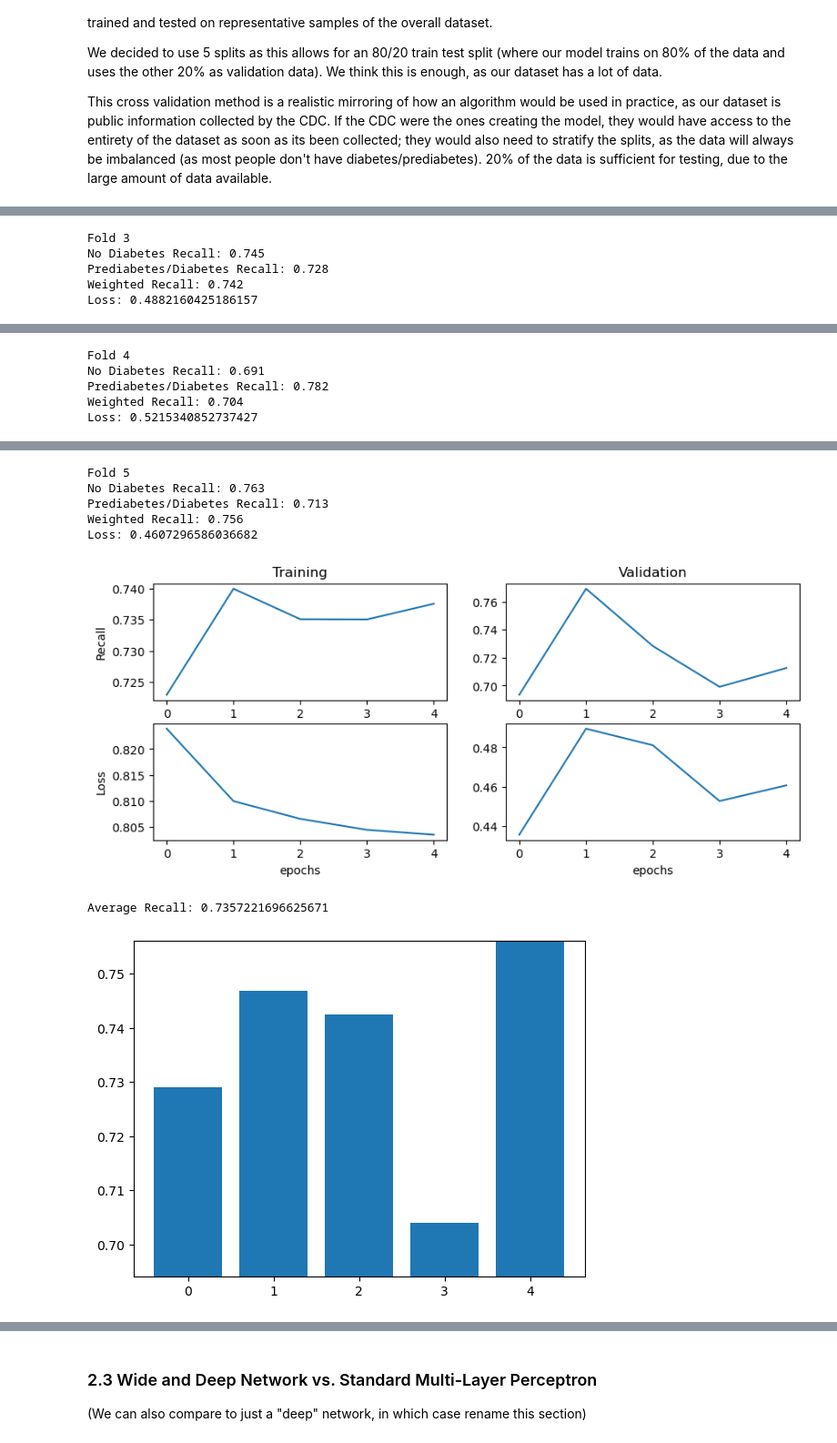
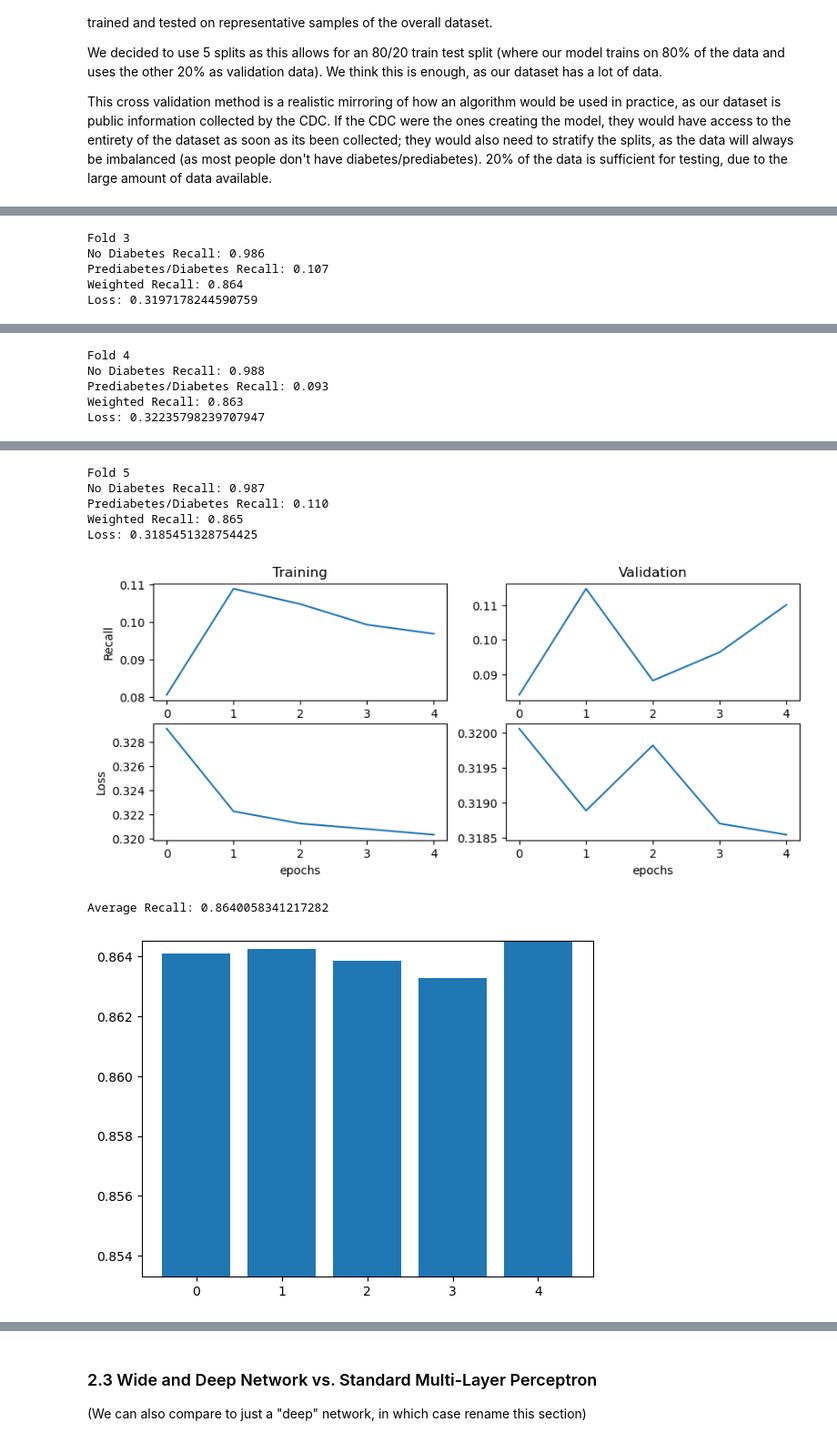
Before and after one commit to Mikecamdo/MachineLearning, a Jupyter notebook: Lab 5/WideAndDeepNetworks.ipynb, the cells around one changed output, grey strips where cells are left out. Shown at 91% size. Drawn from its saved outputs; the diff is of its cells as text; code cells hidden in the pictures.

Commit message:
More Models
Added some more models, probably needs to be changed later

```diff
--- a/Lab 5/WideAndDeepNetworks.ipynb
+++ b/Lab 5/WideAndDeepNetworks.ipynb
@@ -322,9 +323,9 @@ recall_metric = tf.keras.metrics.Recall()
 # %%
-from tensorflow.keras.layers import Input, Dense, Embedding, concatenate
+from tensorflow.keras.layers import Input, Dense, Embedding, Dropout, concatenate
 from tensorflow.keras.models import Model
 from sklearn.metrics import classification_report
 
-def wide_and_deep_model(X_train, X_test, y_train, y_test):
+def wide_and_deep_model_1(X_train, X_test, y_train, y_test):
     # Define categorical columns and crossed columns
     categorical_columns = ['HighBP', 'HighChol', 'CholCheck', 'Smoker',
                            'Stroke', 'HeartDiseaseorAttack', 'PhysActivity', 'Fruits',
@@ -392,17 +393,13 @@ def wide_and_deep_model(X_train, X_test, y_train, y_test):
     model = Model(inputs=[input_crossed, input_categorical, input_numeric], outputs=final_branch)
     model.compile(optimizer='adam', loss='binary_crossentropy', metrics=[recall_metric])
 
-    # Train the model
     recall_metric.reset_states()
 
-    # make the model care more about the recall for class 1
-    class_weights = {0: 1, 1: 5}
-
+    # Train the model
     history = model.fit([X_train_crossed, X_train_categorical, X_train_num],
                         y_train,
                         epochs=5, batch_size=32, verbose=0,
-                        validation_data=([X_test_crossed, X_test_categorical, X_test_num], y_test),
-                        class_weight=class_weights)
+                        validation_data=([X_test_crossed, X_test_categorical, X_test_num], y_test))
 
     # Evaluate the model
     yhat = np.round(model.predict([X_test_crossed, X_test_categorical, X_test_num], verbose=0))
@@ -419,6 +416,6 @@ def wide_and_deep_model(X_train, X_test, y_train, y_test):
 X = df.drop(columns=["Diabetes_binary"])
 y = df["Diabetes_binary"]
 
-get_recall(X, y, wide_and_deep_model)
+get_recall(X, y, wide_and_deep_model_1)
 # %% [output]
 Fold 1
@@ -436,5 +433,5 @@ Loss: 0.46058815717697144
 Fold 3
-No Diabetes Recall: 0.745
-Prediabetes/Diabetes Recall: 0.728
-Weighted Recall: 0.742
-Loss: 0.4882160425186157
+No Diabetes Recall: 0.986
+Prediabetes/Diabetes Recall: 0.107
+Weighted Recall: 0.864
+Loss: 0.3197178244590759
@@ -442,5 +439,5 @@ Loss: 0.4882160425186157
 Fold 4
-No Diabetes Recall: 0.691
-Prediabetes/Diabetes Recall: 0.782
-Weighted Recall: 0.704
-Loss: 0.5215340852737427
+No Diabetes Recall: 0.988
+Prediabetes/Diabetes Recall: 0.093
+Weighted Recall: 0.863
+Loss: 0.32235798239707947
@@ -448,8 +445,8 @@ Loss: 0.5215340852737427
 Fold 5
-No Diabetes Recall: 0.763
-Prediabetes/Diabetes Recall: 0.713
-Weighted Recall: 0.756
-Loss: 0.4607296586036682
+No Diabetes Recall: 0.987
+Prediabetes/Diabetes Recall: 0.110
+Weighted Recall: 0.865
+Loss: 0.3185451328754425
-[figure, old version]
+[figure, new version]
-Average Recall: 0.7357221696625671
+Average Recall: 0.8640058341217282
-[figure, old version]
+[figure, new version]
```
Also changed, not shown: parts of 12 cells of this notebook.
